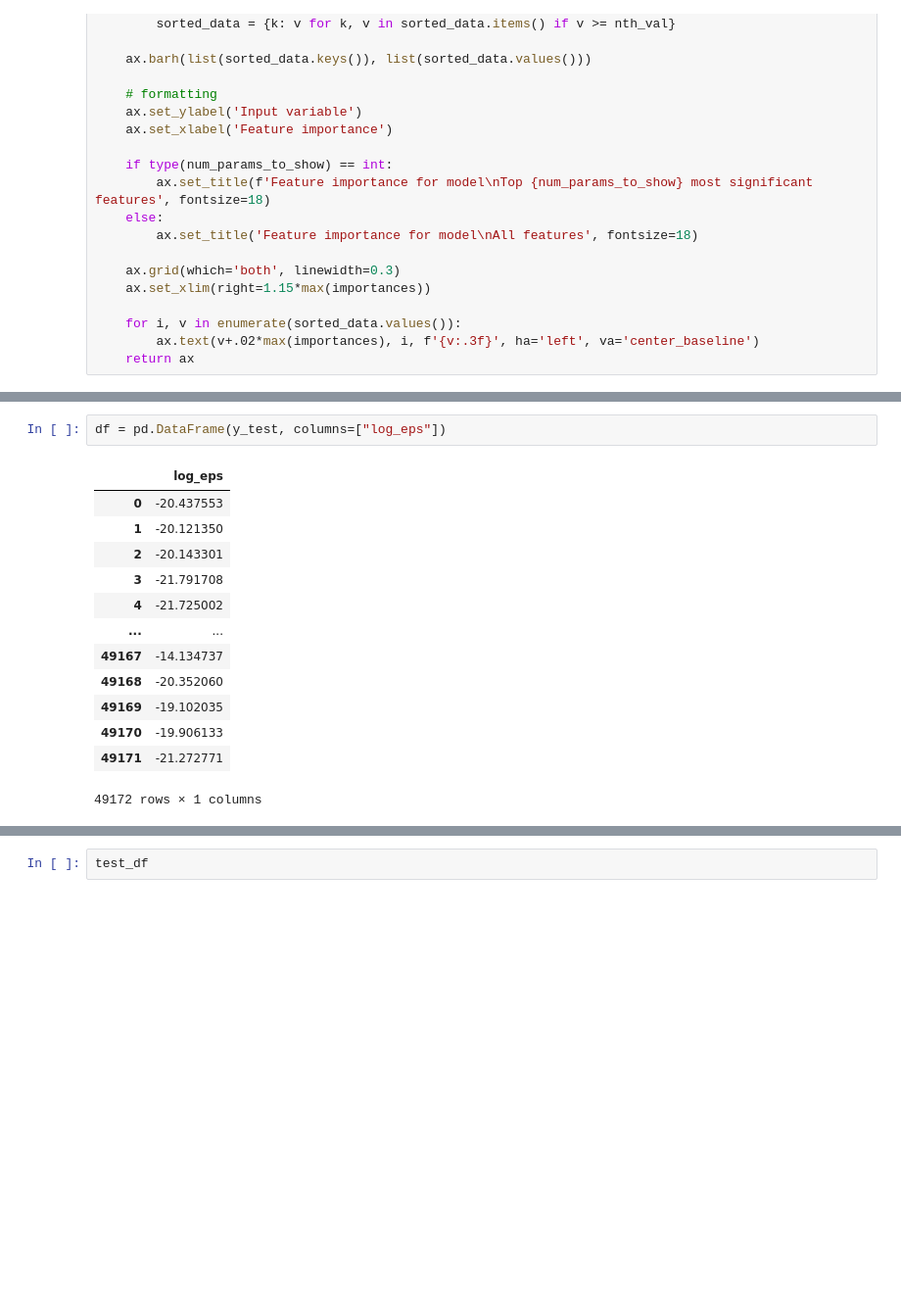
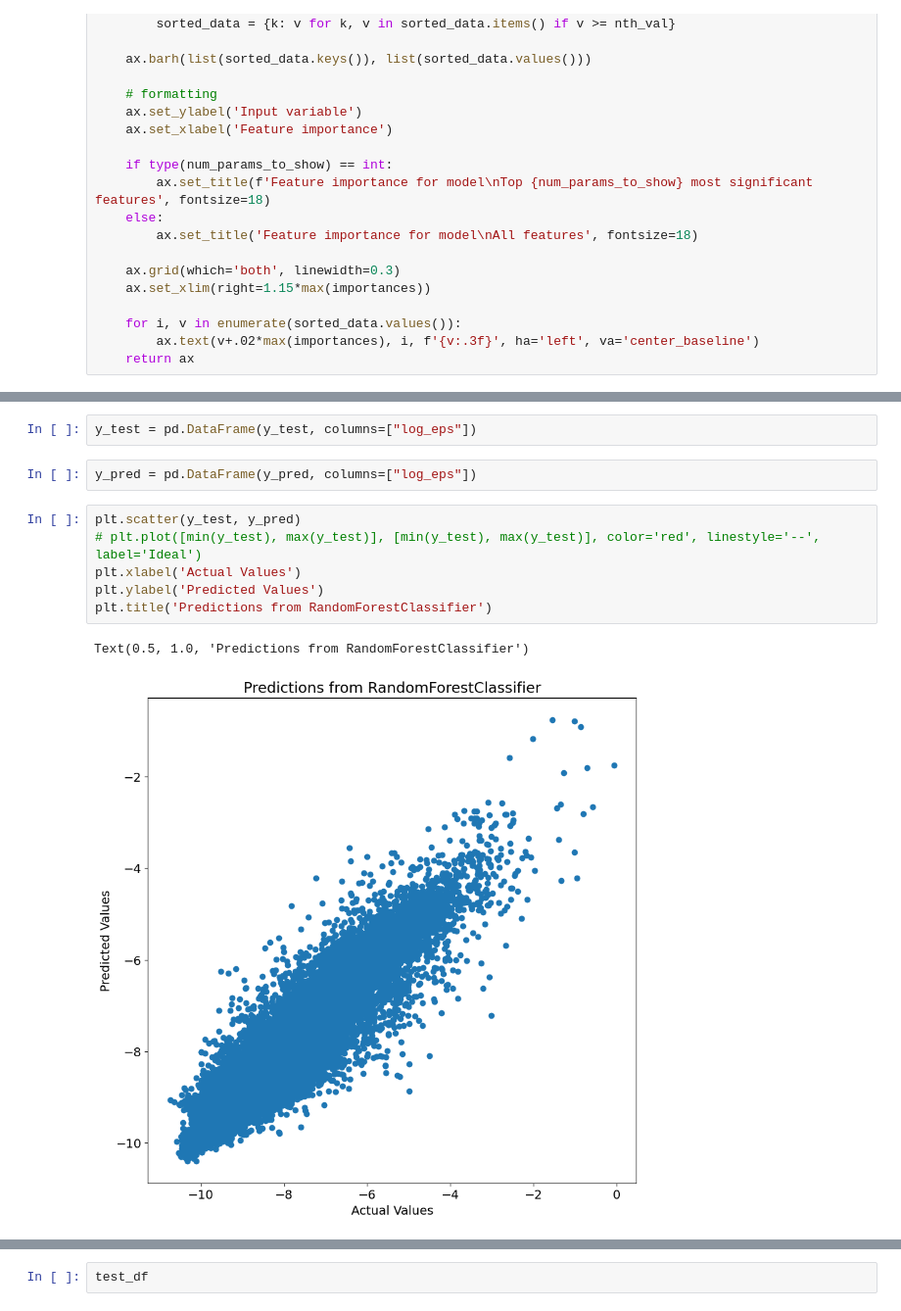
Before and after one commit to lisanneblok/ArcticTurbulence, a Jupyter notebook: ML_models/arctic_RFs.ipynb, the cells around one changed output, grey strips where cells are left out. Shown at 98% size. Saved outputs shown, nothing was run; the diff lists cells and outputs as text; blank space fills up the shorter version.

```diff
--- a/ML_models/arctic_RFs.ipynb
+++ b/ML_models/arctic_RFs.ipynb
@@ -198,16 +173,13 @@ plt.show()
 # %%
-df = pd.DataFrame(y_test, columns=["log_eps"])
+y_test = pd.DataFrame(y_test, columns=["log_eps"])
-# %% [output]
-|  | log_eps |
-| 0 | -20.437553 |
-| 1 | -20.121350 |
-| 2 | -20.143301 |
-| 3 | -21.791708 |
-| 4 | -21.725002 |
-| ... | ... |
-| 49167 | -14.134737 |
-| 49168 | -20.352060 |
-| 49169 | -19.102035 |
-| 49170 | -19.906133 |
-| 49171 | -21.272771 |
-49172 rows × 1 columns
+# %%
+y_pred = pd.DataFrame(y_pred, columns=["log_eps"])
+# %%
+plt.scatter(y_test, y_pred)
+# plt.plot([min(y_test), max(y_test)], [min(y_test), max(y_test)], color='red', linestyle='--', label='Ideal')
+plt.xlabel('Actual Values')
+plt.ylabel('Predicted Values')
+plt.title('Predictions from RandomForestClassifier')
+# %% [output]
+Text(0.5, 1.0, 'Predictions from RandomForestClassifier')
+[figure, added]
```
Also changed, not shown: parts of 8 cells of this notebook, 1 other file.
